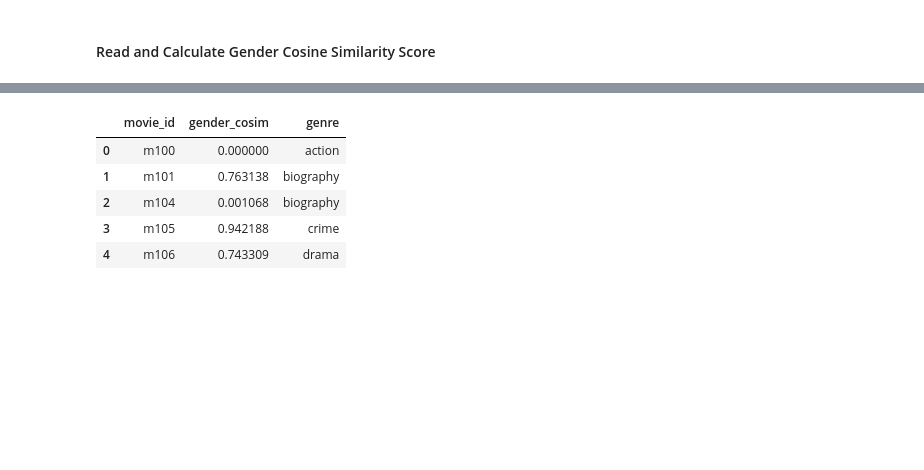
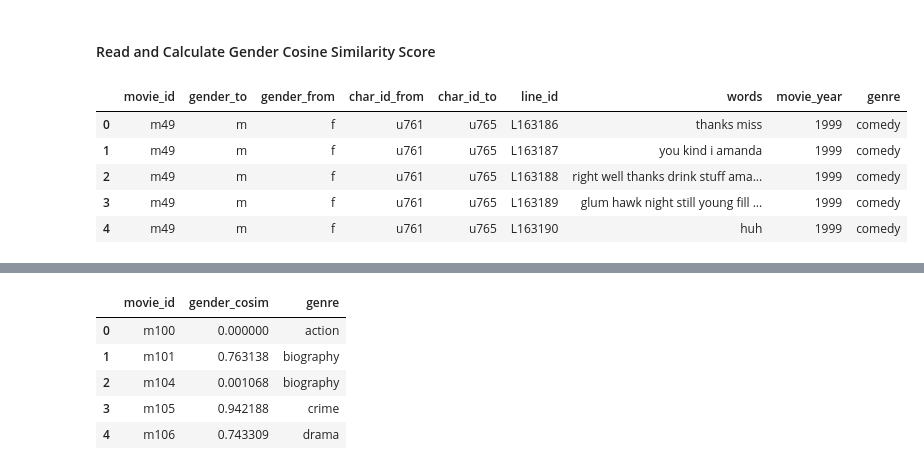
Before and after one commit to nlp-jjer/gender_in_movies, a Jupyter notebook: word_embeddings/cosine_similarity.ipynb, the cells around one changed output, grey strips where cells are left out. Cells and saved outputs as stored; diff of their text form; code cells hidden in the pictures; blank space fills up the shorter version.

```diff
--- a/word_embeddings/cosine_similarity.ipynb
+++ b/word_embeddings/cosine_similarity.ipynb
@@ -171,6 +171,17 @@ cosim_score.groupby('genre').describe()
 #### Read and Calculate Gender Cosine Similarity Score
 # %%
 movies_train = pickle.load(open("../data/movies_lines_train.p", 'rb'))
+# %%
+movies_holdout= pickle.load(open("../data/movies_lines_holdout.p", 'rb'))
+# %%
+movies_holdout.head()
+# %% [output]
+|  | movie_id | gender_to | gender_from | char_id_from | char_id_to | line_id | words | movie_year | genre |
+| 0 | m49 | m | f | u761 | u765 | L163186 | thanks miss | 1999 | comedy |
+| 1 | m49 | m | f | u761 | u765 | L163187 | you kind i amanda | 1999 | comedy |
+| 2 | m49 | m | f | u761 | u765 | L163188 | right well thanks drink stuff ama... | 1999 | comedy |
+| 3 | m49 | m | f | u761 | u765 | L163189 | glum hawk night still young fill ... | 1999 | comedy |
+| 4 | m49 | m | f | u761 | u765 | L163190 | huh | 1999 | comedy |
 # %%
 movies_train.head()
 # %% [output]
```
Also changed, not shown: parts of 11 cells of this notebook, 1 other file.
